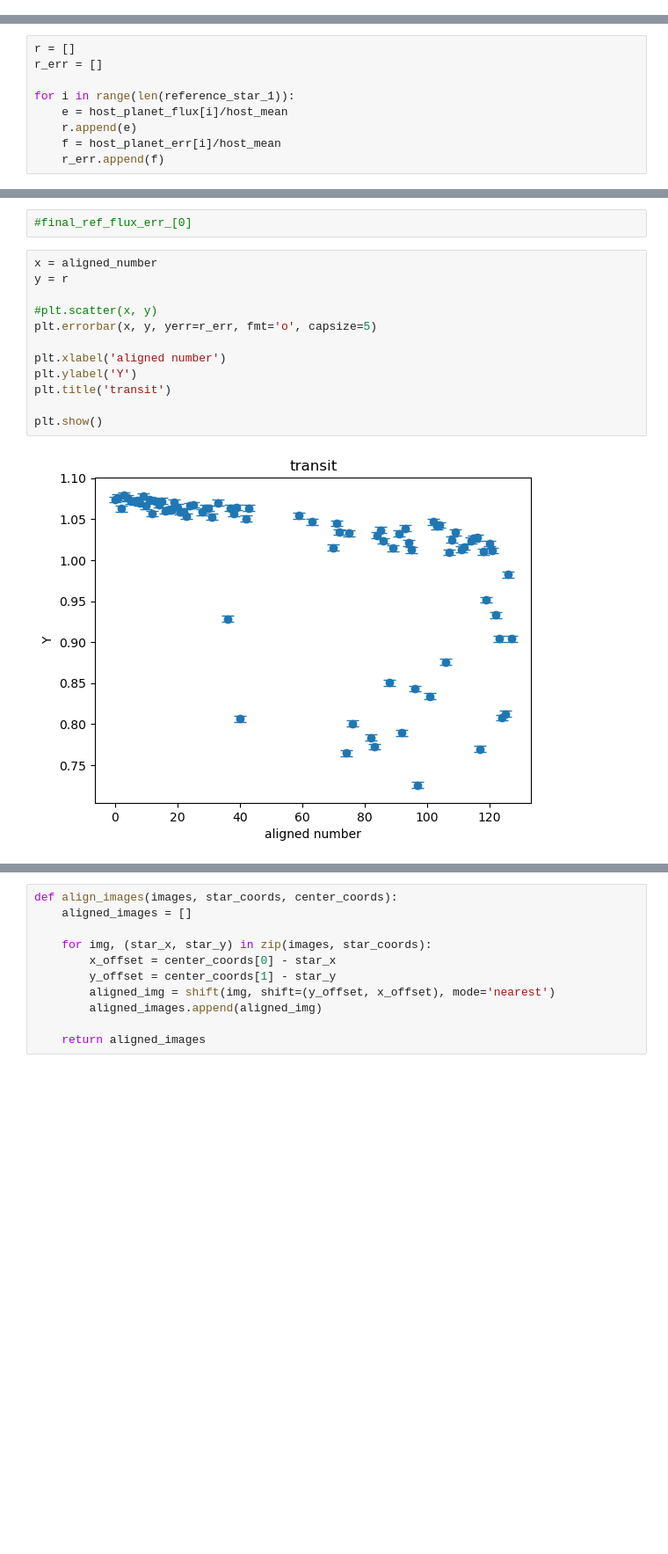
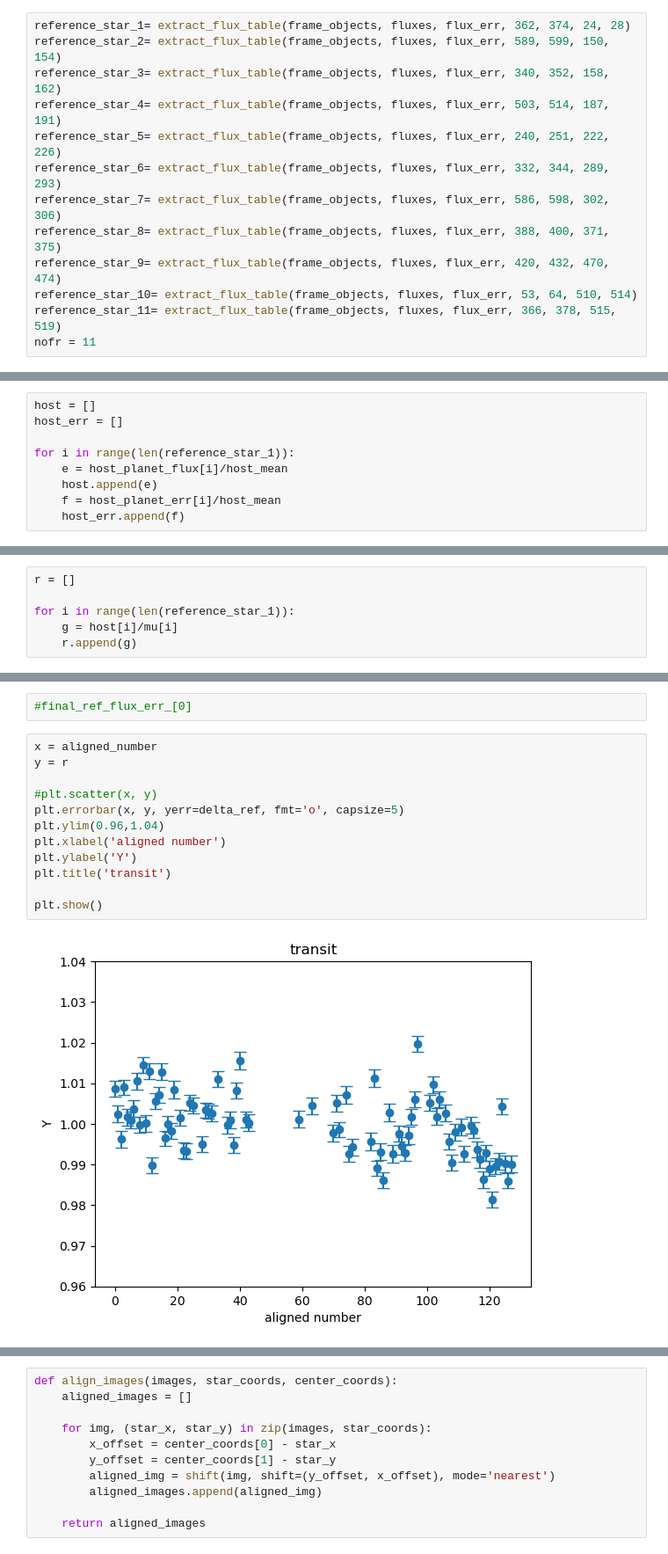
Before and after one commit to Zhengjingyi0823/AST443-Group5, a Jupyter notebook: AST443_Lab2.ipynb, the cells around one changed output, grey strips where cells are left out. Shown at 88% size. Drawn from its saved outputs; the diff is of its cells as text; blank space fills up the shorter version.

```diff
--- a/AST443_Lab2.ipynb
+++ b/AST443_Lab2.ipynb
@@ -526,0 +457,13 @@ plt.show()
+# %%
+reference_star_1= extract_flux_table(frame_objects, fluxes, flux_err, 362, 374, 24, 28)
+reference_star_2= extract_flux_table(frame_objects, fluxes, flux_err, 589, 599, 150, 154)
+reference_star_3= extract_flux_table(frame_objects, fluxes, flux_err, 340, 352, 158, 162)
+reference_star_4= extract_flux_table(frame_objects, fluxes, flux_err, 503, 514, 187, 191)
+reference_star_5= extract_flux_table(frame_objects, fluxes, flux_err, 240, 251, 222, 226)
+reference_star_6= extract_flux_table(frame_objects, fluxes, flux_err, 332, 344, 289, 293)
+reference_star_7= extract_flux_table(frame_objects, fluxes, flux_err, 586, 598, 302, 306)
+reference_star_8= extract_flux_table(frame_objects, fluxes, flux_err, 388, 400, 371, 375)
+reference_star_9= extract_flux_table(frame_objects, fluxes, flux_err, 420, 432, 470, 474)
+reference_star_10= extract_flux_table(frame_objects, fluxes, flux_err, 53, 64, 510, 514)
+reference_star_11= extract_flux_table(frame_objects, fluxes, flux_err, 366, 378, 515, 519)
+nofr = 11
@@ -643,9 +614,0 @@ host_mean = np.mean(host_planet_flux)
-# %%
-r = []
-r_err = []
-
-for i in range(len(reference_star_1)):
-    e = host_planet_flux[i]/host_mean
-    r.append(e)
-    f = host_planet_err[i]/host_mean
-    r_err.append(f)
@@ -671,0 +668,9 @@ r
+# %%
+host = []
+host_err = []
+
+for i in range(len(reference_star_1)):
+    e = host_planet_flux[i]/host_mean
+    host.append(e)
+    f = host_planet_err[i]/host_mean
+    host_err.append(f)
@@ -671,0 +697,6 @@ r
+# %%
+r = []
+
+for i in range(len(reference_star_1)):
+    g = host[i]/mu[i]
+    r.append(g)
@@ -674,14 +725,14 @@ r
 # %%
 x = aligned_number
 y = r
 
 #plt.scatter(x, y)
-plt.errorbar(x, y, yerr=r_err, fmt='o', capsize=5)
-
+plt.errorbar(x, y, yerr=delta_ref, fmt='o', capsize=5)
+plt.ylim(0.96,1.04)
 plt.xlabel('aligned number')
 plt.ylabel('Y')
 plt.title('transit')
 
 plt.show()
 # %% [output]
-[figure, old version]
+[figure, new version]
```
Also changed, not shown: parts of 22 cells of this notebook.
